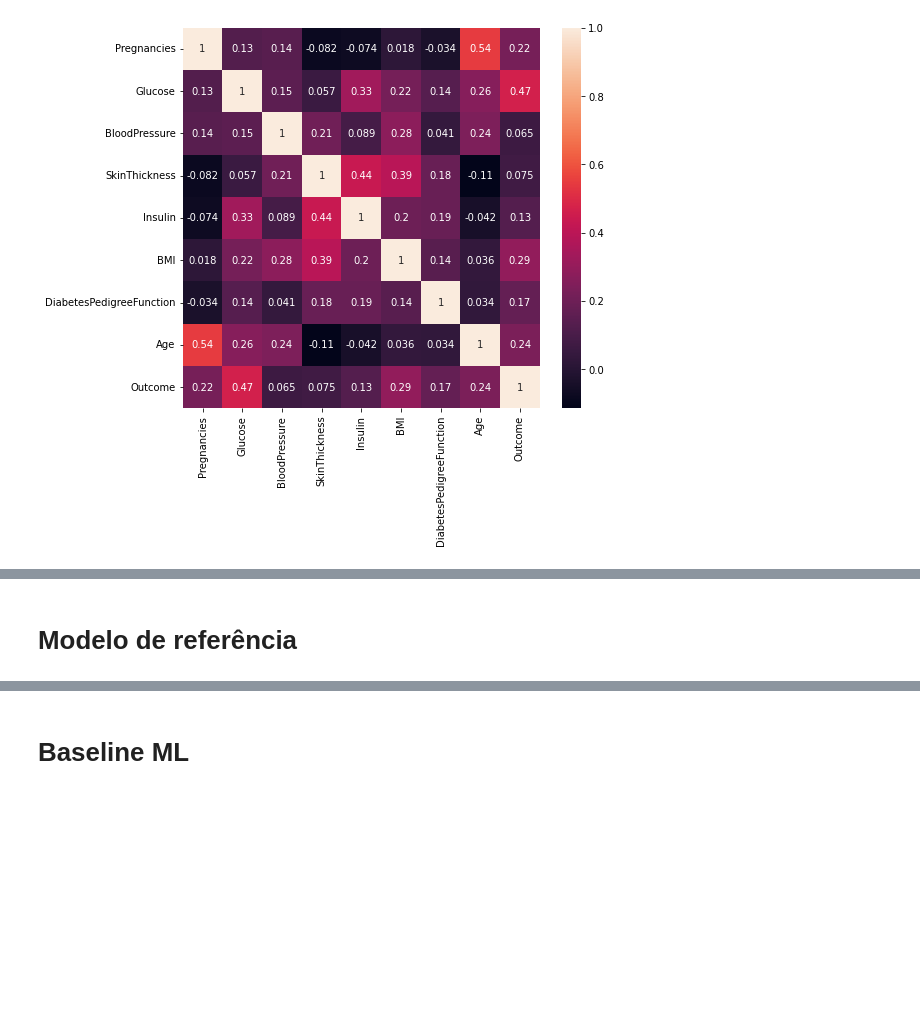
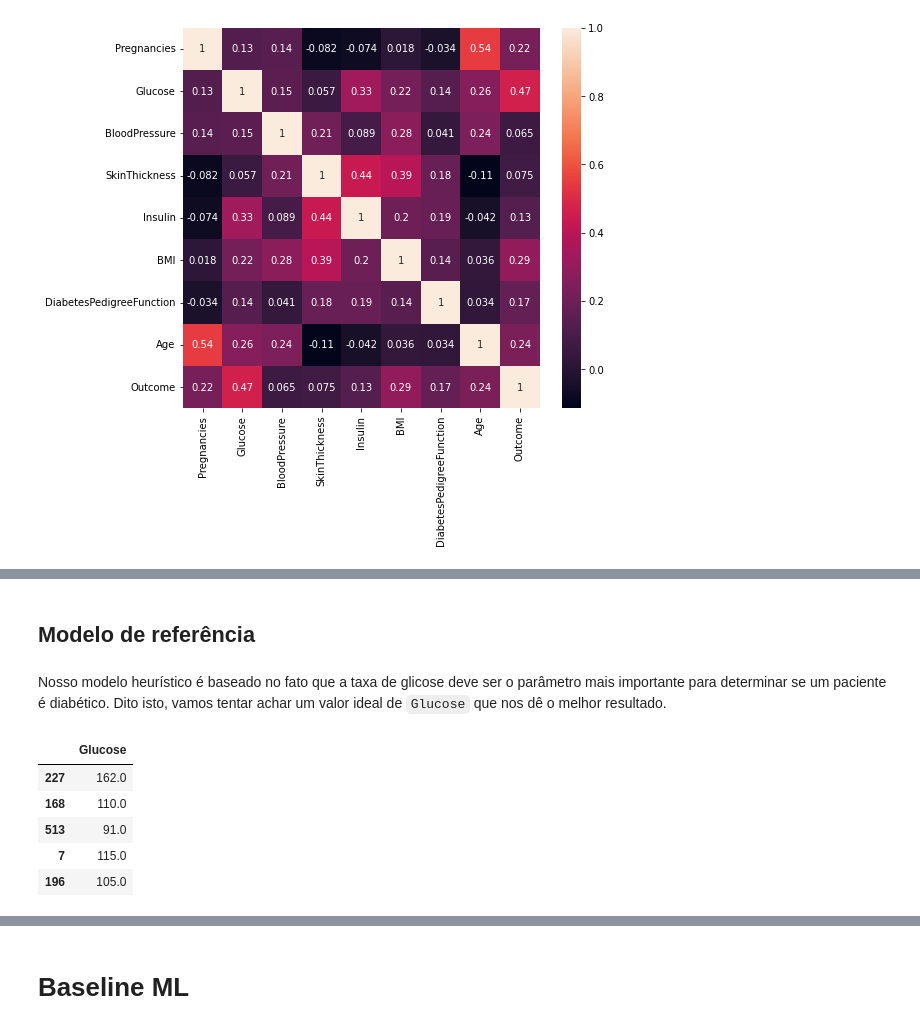
Before and after one commit to franklinzppa/diabetes-classification, a Jupyter notebook: diabetes-clf.ipynb, the cells around one changed output, grey strips where cells are left out. Saved outputs shown, nothing was run; the diff lists cells and outputs as text; code cells hidden in the pictures; blank space fills up the shorter version.

```diff
--- a/diabetes-clf.ipynb
+++ b/diabetes-clf.ipynb
@@ -220,0 +225,12 @@ A partir da EDA podemos concluir que nossa *target* `Outcome` é suficientemente
+# %%
+# Vamos substituir 0 por NaN e salvar um novo csv
+
+data_tr = data.copy()
+
+cols = ["Glucose", "BloodPressure", "SkinThickness", "Insulin", "BMI"]
+for col in cols:
+    data_tr[col] = data_tr[col].replace(0, np.nan)
+
+data_tr.to_csv('data/data_tr.csv', index=False)
+
+data_tr.head()
@@ -221,2 +251,20 @@ A partir da EDA podemos concluir que nossa *target* `Outcome` é suficientemente
 # %% [markdown]
-# Modelo de referência
+## Modelo de referência
+# %% [markdown]
+Nosso modelo heurístico é baseado no fato que a taxa de glicose deve ser o parâmetro mais importante para determinar se um paciente é diabético. Dito isto, vamos tentar achar um valor ideal de `Glucose` que nos dê o melhor resultado.
+# %%
+# Criar um X,y para modelo de referência, dropando os NaNs
+
+filtro_nan = X_train['Glucose'].isna()
+index_nan = X_train[filtro_nan].index.tolist()
+
+X_heuristic = X_train[['Glucose']].drop(index=index_nan)
+y_heuristic = y_train.drop(index=index_nan)
+X_heuristic.head()
+# %% [output]
+|  | Glucose |
+| 227 | 162.0 |
+| 168 | 110.0 |
+| 513 | 91.0 |
+| 7 | 115.0 |
+| 196 | 105.0 |
```
Also changed, not shown: parts of 10 cells of this notebook.
